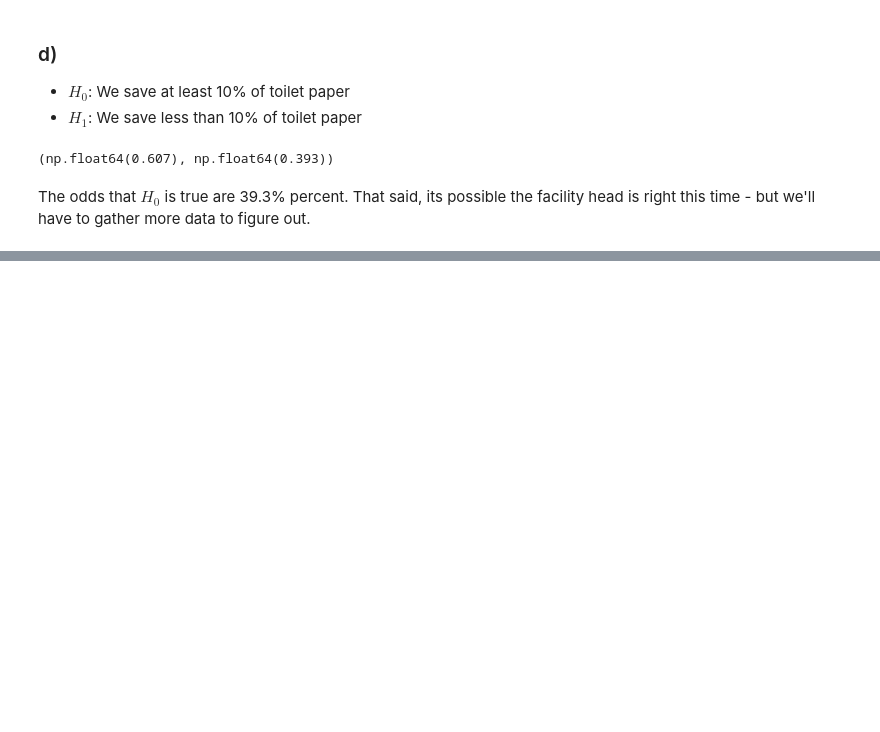
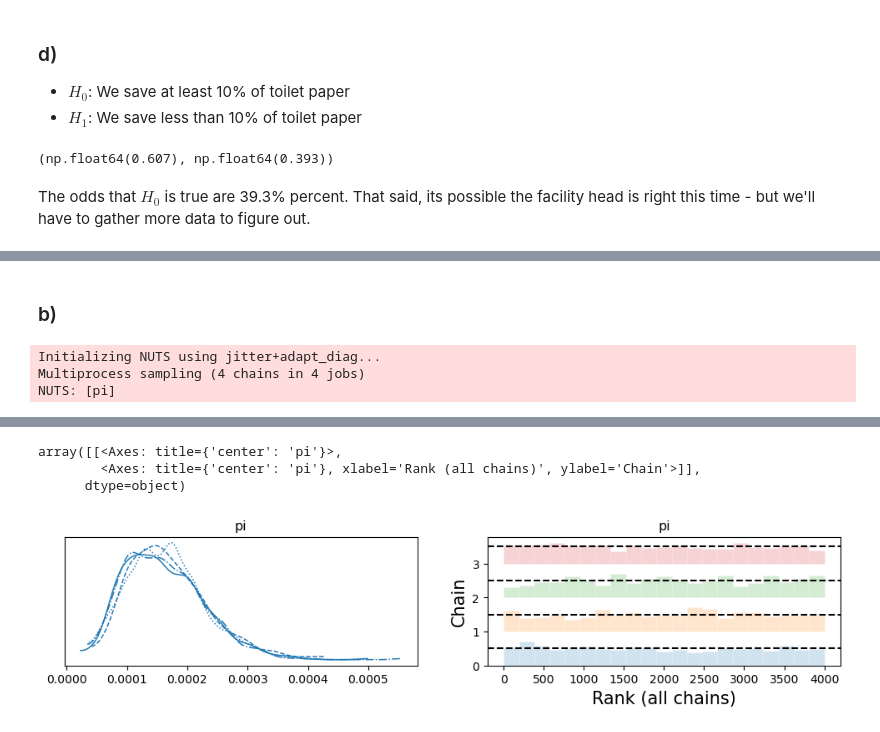
Before and after one commit to marbetschar/ZHAW-Bayesian-Machine-Learning-HS25, a Jupyter notebook: notebooks/week04/BML_Exercises_Week_04.ipynb, the cells around one changed output, grey strips where cells are left out. Saved outputs shown, nothing was run; the diff lists cells and outputs as text; code cells hidden in the pictures; blank space fills up the shorter version.

```diff
--- a/notebooks/week04/BML_Exercises_Week_04.ipynb
+++ b/notebooks/week04/BML_Exercises_Week_04.ipynb
@@ -283,0 +295,20 @@ The odds that $H_0$ is true are 39.3% percent. That said, its possible the facil
+# %% [markdown]
+### b)
+# %%
+import pymc as pm
+import arviz as az
+
+# Disable C compilation by using the Python-only mode:
+import pytensor
+pytensor.config.cxx = ""
+
+with pm.Model() as model:
+    pi = pm.Exponential('pi', lam = 1 / rate)
+    y = pm.Binomial('y', n = 30_000, p = pi, observed = 5)
+    samples = pm.sample(1000)
+
+az.plot_trace(samples, kind = 'rank_bars')
+# %% [output]
+Initializing NUTS using jitter+adapt_diag...
+Multiprocess sampling (4 chains in 4 jobs)
+NUTS: [pi]
@@ -283,0 +318,4 @@ The odds that $H_0$ is true are 39.3% percent. That said, its possible the facil
+array([[<Axes: title={'center': 'pi'}>,
+        <Axes: title={'center': 'pi'}, xlabel='Rank (all chains)', ylabel='Chain'>]],
+      dtype=object)
+[figure, added]
```
Also changed, not shown: parts of 11 cells of this notebook.
